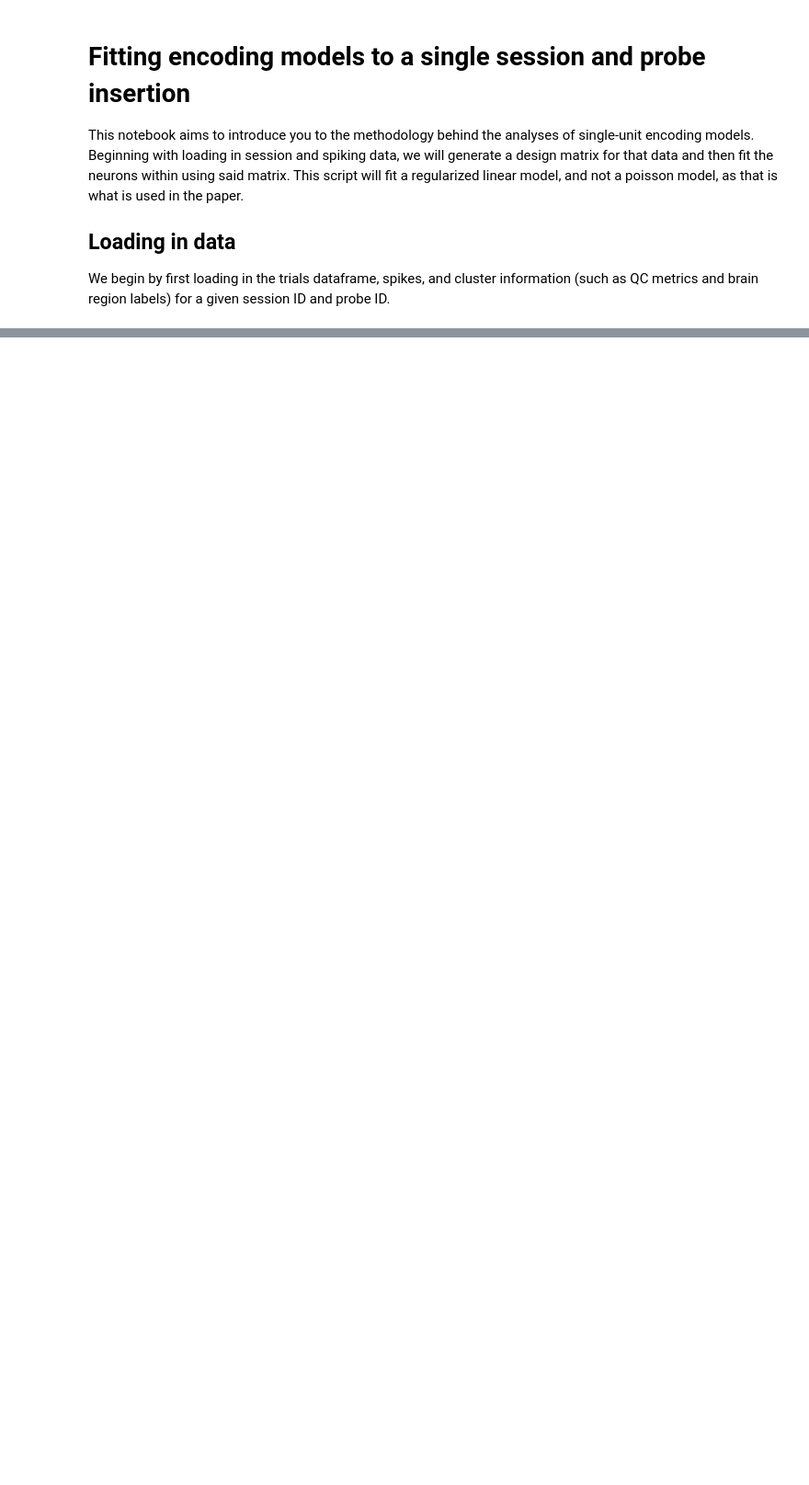
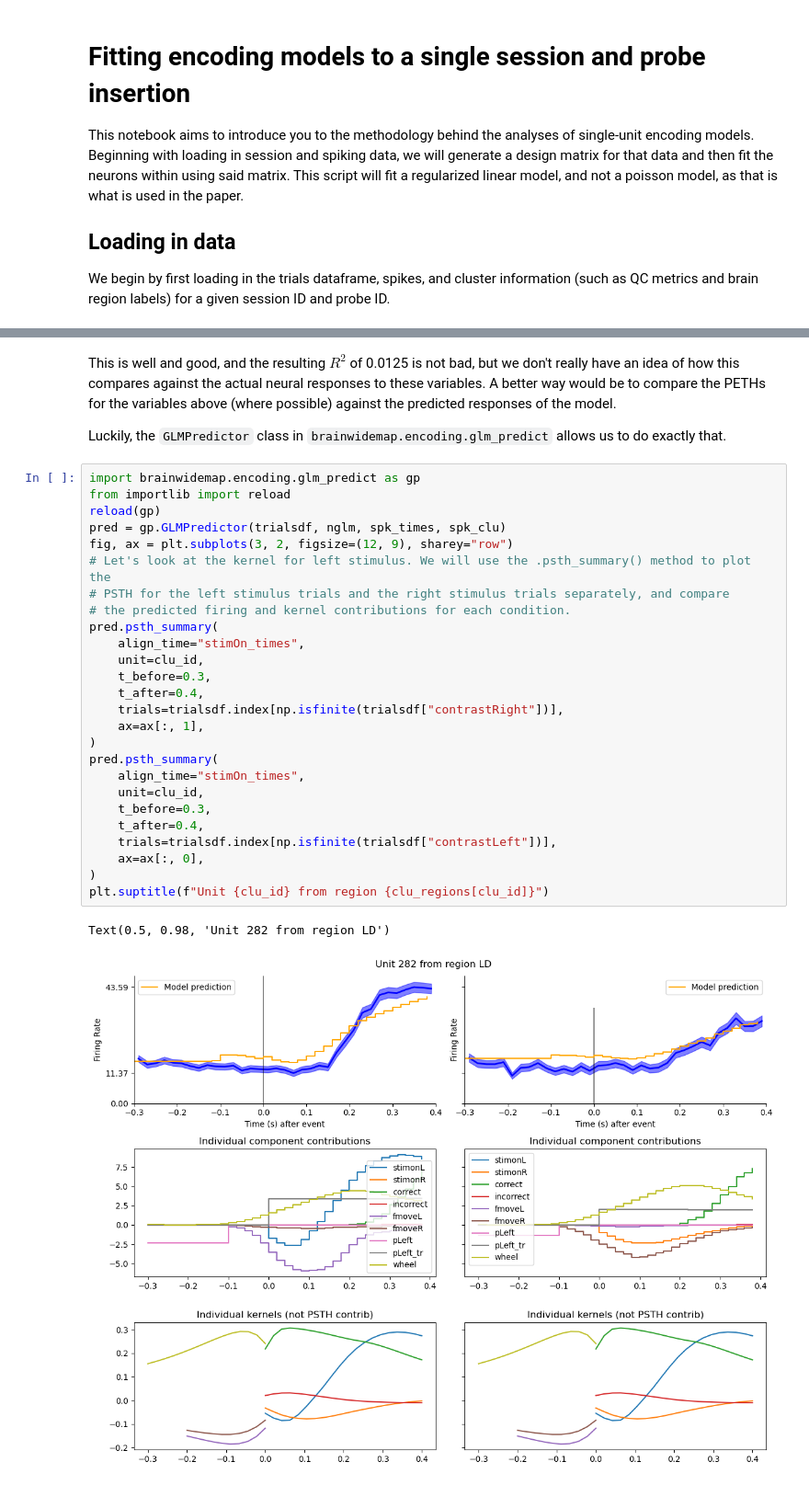
Before and after one commit to int-brain-lab/paper-brain-wide-map, a Jupyter notebook: brainwidemap/encoding/scripts/fit_example_session.ipynb, the cells around one changed output, grey strips where cells are left out. Shown: that part at 92% size. Cells and saved outputs as stored; diff of their text form; blank space fills up the shorter version.

```diff
--- a/brainwidemap/encoding/scripts/fit_example_session.ipynb
+++ b/brainwidemap/encoding/scripts/fit_example_session.ipynb
@@ -97,0 +268,33 @@ def load_regressors(session_id,
+# %% [markdown]
+This is well and good, and the resulting $R^2$ of 0.0125 is not bad, but we don't really have an idea of how this compares against the actual neural responses to these variables. A better way would be to compare the PETHs for the variables above (where possible) against the  predicted responses of the model.
+
+Luckily, the `GLMPredictor` class in `brainwidemap.encoding.glm_predict` allows us to do exactly that.
+# %%
+import brainwidemap.encoding.glm_predict as gp
+from importlib import reload
+reload(gp)
+pred = gp.GLMPredictor(trialsdf, nglm, spk_times, spk_clu)
+fig, ax = plt.subplots(3, 2, figsize=(12, 9), sharey="row")
+# Let's look at the kernel for left stimulus. We will use the .psth_summary() method to plot the
+# PSTH for the left stimulus trials and the right stimulus trials separately, and compare
+# the predicted firing and kernel contributions for each condition.
+pred.psth_summary(
+    align_time="stimOn_times",
+    unit=clu_id,
+    t_before=0.3,
+    t_after=0.4,
+    trials=trialsdf.index[np.isfinite(trialsdf["contrastRight"])],
+    ax=ax[:, 1],
+)
+pred.psth_summary(
+    align_time="stimOn_times",
+    unit=clu_id,
+    t_before=0.3,
+    t_after=0.4,
+    trials=trialsdf.index[np.isfinite(trialsdf["contrastLeft"])],
+    ax=ax[:, 0],
+)
+plt.suptitle(f"Unit {clu_id} from region {clu_regions[clu_id]}")
+# %% [output]
+Text(0.5, 0.98, 'Unit 282 from region LD')
+[figure, added]
```
Also changed, not shown: parts of 16 cells of this notebook, 12 other files.
